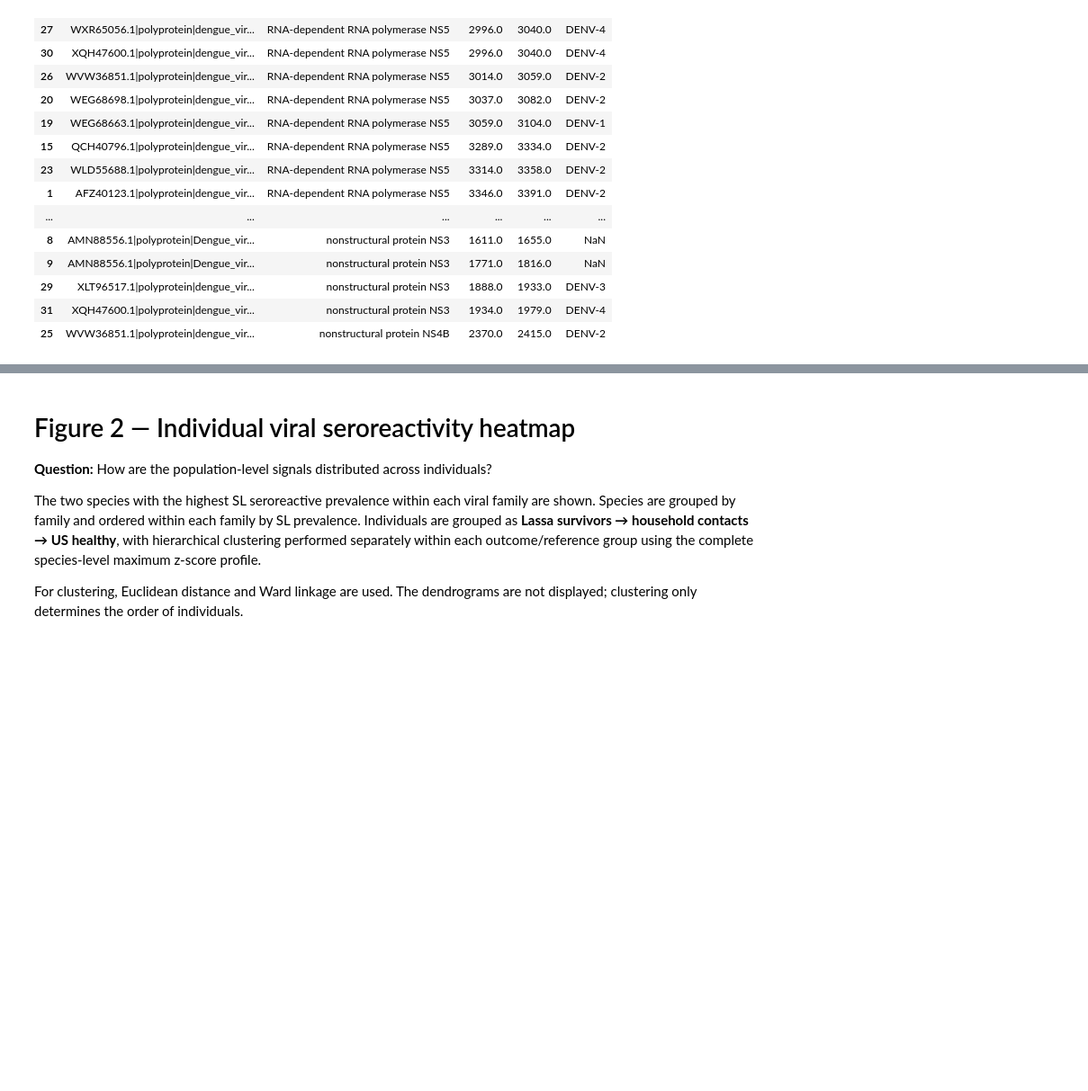
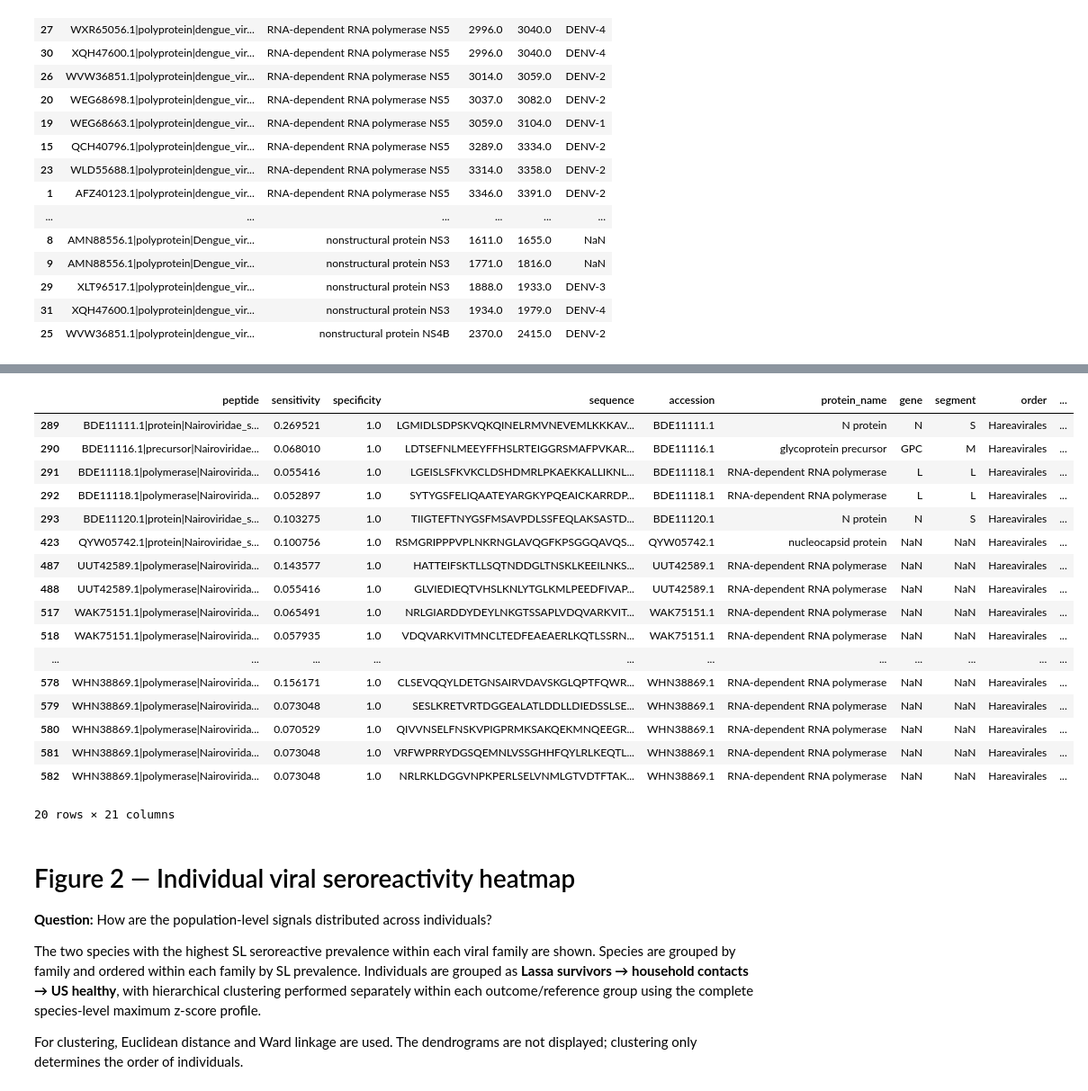
Before and after one commit to sporak577/lasv_phipseq_2026, a Jupyter notebook: Lassa_seroreactivity_paper_figures_clean_090726.ipynb, the cells around one changed output, grey strips where cells are left out. Shown at 90% size. Drawn from its saved outputs; the diff is of its cells as text; code cells hidden in the pictures; blank space fills up the shorter version.

```diff
--- a/Lassa_seroreactivity_paper_figures_clean_090726.ipynb
+++ b/Lassa_seroreactivity_paper_figures_clean_090726.ipynb
@@ -1708,3 +1743,24 @@ for spine in ax.spines.values():
+# %%
+hits.loc[hits['species'] == 'Nairoviridae sp.']
+# %% [output]
+|  | peptide | sensitivity | specificity | sequence | accession | protein_name | gene | segment | order | ... |
+| 289 | BDE11111.1|protein|Nairoviridae_s... | 0.269521 | 1.0 | LGMIDLSDPSKVQKQINELRMVNEVEMLKKKAV... | BDE11111.1 | N protein | N | S | Hareavirales | ... |
+| 290 | BDE11116.1|precursor|Nairoviridae... | 0.068010 | 1.0 | LDTSEFNLMEEYFFHSLRTEIGGRSMAFPVKAR... | BDE11116.1 | glycoprotein precursor | GPC | M | Hareavirales | ... |
+| 291 | BDE11118.1|polymerase|Nairovirida... | 0.055416 | 1.0 | LGEISLSFKVKCLDSHDMRLPKAEKKALLIKNL... | BDE11118.1 | RNA-dependent RNA polymerase | L | L | Hareavirales | ... |
+| 292 | BDE11118.1|polymerase|Nairovirida... | 0.052897 | 1.0 | SYTYGSFELIQAATEYARGKYPQEAICKARRDP... | BDE11118.1 | RNA-dependent RNA polymerase | L | L | Hareavirales | ... |
+| 293 | BDE11120.1|protein|Nairoviridae_s... | 0.103275 | 1.0 | TIIGTEFTNYGSFMSAVPDLSSFEQLAKSASTD... | BDE11120.1 | N protein | N | S | Hareavirales | ... |
+| 423 | QYW05742.1|protein|Nairoviridae_s... | 0.100756 | 1.0 | RSMGRIPPPVPLNKRNGLAVQGFKPSGGQAVQS... | QYW05742.1 | nucleocapsid protein | NaN | NaN | Hareavirales | ... |
+| 487 | UUT42589.1|polymerase|Nairovirida... | 0.143577 | 1.0 | HATTEIFSKTLLSQTNDDGLTNSKLKEEILNKS... | UUT42589.1 | RNA-dependent RNA polymerase | NaN | NaN | Hareavirales | ... |
+| 488 | UUT42589.1|polymerase|Nairovirida... | 0.055416 | 1.0 | GLVIEDIEQTVHSLKNLYTGLKMLPEEDFIVAP... | UUT42589.1 | RNA-dependent RNA polymerase | NaN | NaN | Hareavirales | ... |
+| 517 | WAK75151.1|polymerase|Nairovirida... | 0.065491 | 1.0 | NRLGIARDDYDEYLNKGTSSAPLVDQVARKVIT... | WAK75151.1 | RNA-dependent RNA polymerase | NaN | NaN | Hareavirales | ... |
+| 518 | WAK75151.1|polymerase|Nairovirida... | 0.057935 | 1.0 | VDQVARKVITMNCLTEDFEAEAERLKQTLSSRN... | WAK75151.1 | RNA-dependent RNA polymerase | NaN | NaN | Hareavirales | ... |
+| ... | ... | ... | ... | ... | ... | ... | ... | ... | ... | ... |
+| 578 | WHN38869.1|polymerase|Nairovirida... | 0.156171 | 1.0 | CLSEVQQYLDETGNSAIRVDAVSKGLQPTFQWR... | WHN38869.1 | RNA-dependent RNA polymerase | NaN | NaN | Hareavirales | ... |
+| 579 | WHN38869.1|polymerase|Nairovirida... | 0.073048 | 1.0 | SESLKRETVRTDGGEALATLDDLLDIEDSSLSE... | WHN38869.1 | RNA-dependent RNA polymerase | NaN | NaN | Hareavirales | ... |
+| 580 | WHN38869.1|polymerase|Nairovirida... | 0.070529 | 1.0 | QIVVNSELFNSKVPIGPRMKSAKQEKMNQEEGR... | WHN38869.1 | RNA-dependent RNA polymerase | NaN | NaN | Hareavirales | ... |
+| 581 | WHN38869.1|polymerase|Nairovirida... | 0.073048 | 1.0 | VRFWPRRYDGSQEMNLVSSGHHFQYLRLKEQTL... | WHN38869.1 | RNA-dependent RNA polymerase | NaN | NaN | Hareavirales | ... |
+| 582 | WHN38869.1|polymerase|Nairovirida... | 0.073048 | 1.0 | NRLRKLDGGVNPKPERLSELVNMLGTVDTFTAK... | WHN38869.1 | RNA-dependent RNA polymerase | NaN | NaN | Hareavirales | ... |
+20 rows × 21 columns
 # %% [markdown]
 # Figure 2 — Individual viral seroreactivity heatmap
 
```
Also changed, not shown: parts of 3 cells of this notebook.
